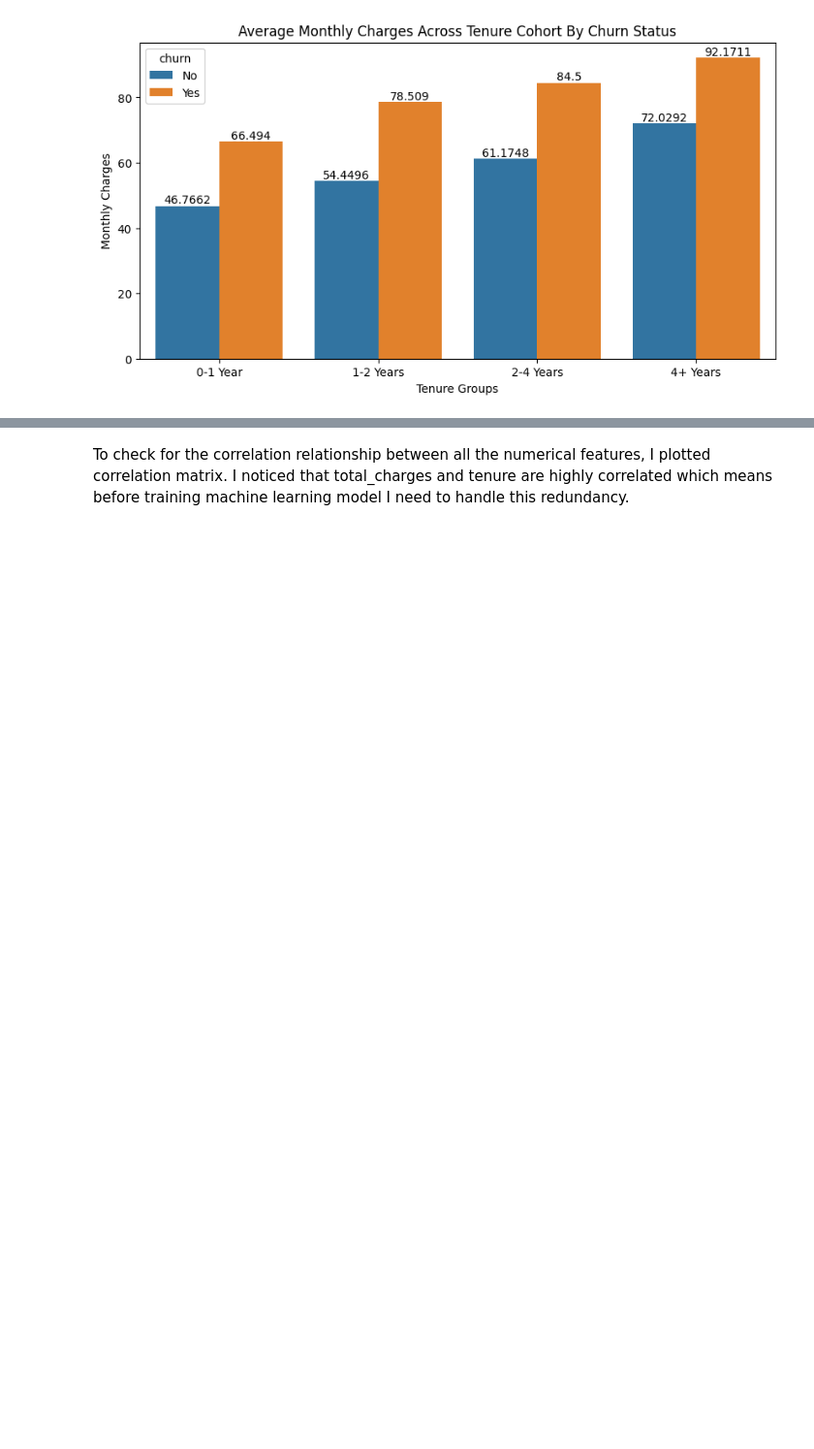
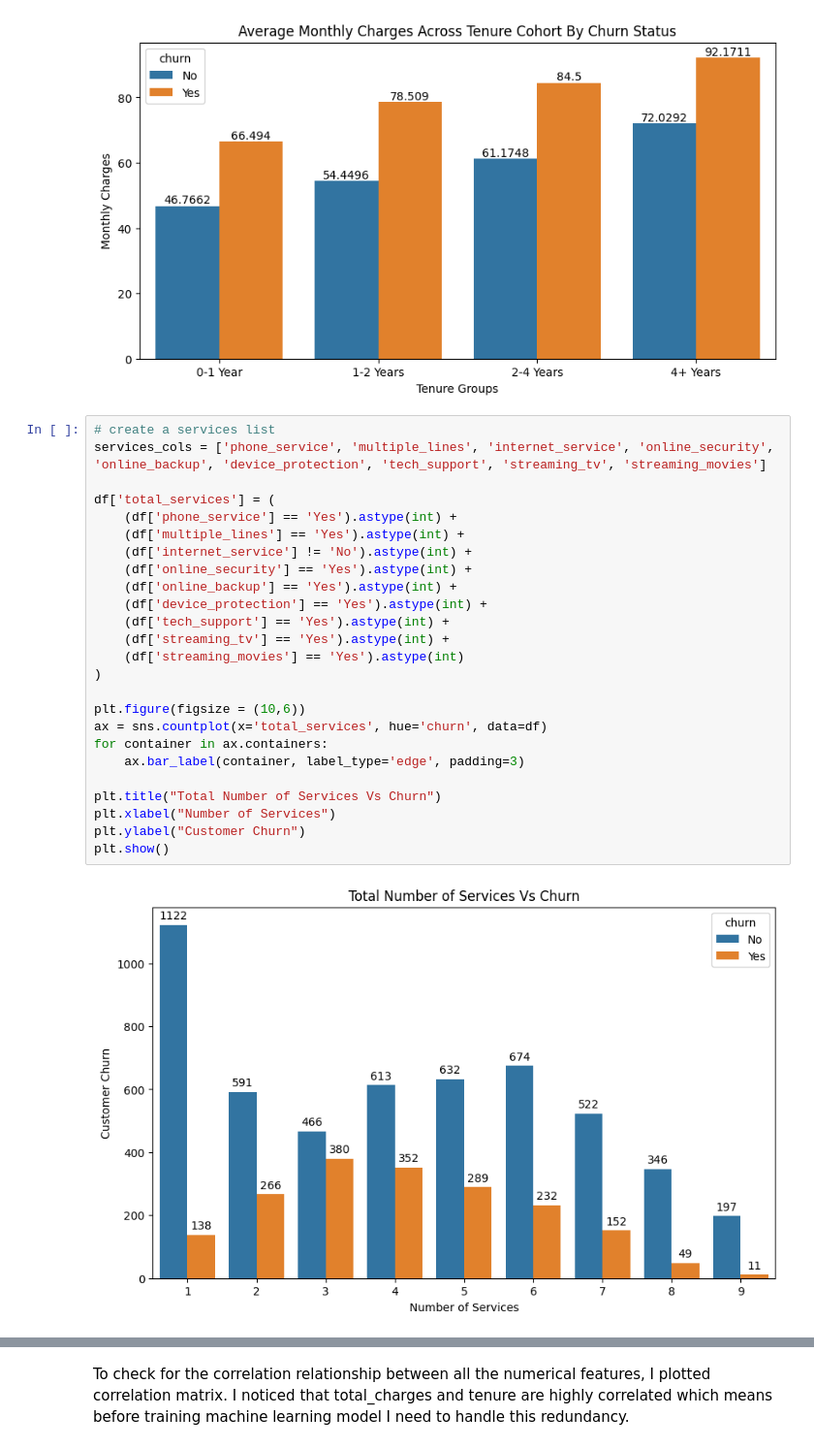
Before and after one commit to shlokzz/Customer-Churn-Prediction-Project, a Jupyter notebook: notebook/04_visual_eda.ipynb, the cells around one changed output, grey strips where cells are left out. Shown at 97% size. Cells and saved outputs as stored; diff of their text form; blank space fills up the shorter version.

```diff
--- a/notebook/04_visual_eda.ipynb
+++ b/notebook/04_visual_eda.ipynb
@@ -264,6 +264,33 @@ plt.ylabel("Monthly Charges")
 plt.show()
 # %% [output]
 [figure]
+# %%
+# create a services list
+services_cols = ['phone_service', 'multiple_lines', 'internet_service', 'online_security', 'online_backup', 'device_protection', 'tech_support', 'streaming_tv', 'streaming_movies']
+
+df['total_services'] = (
+    (df['phone_service'] == 'Yes').astype(int) +
+    (df['multiple_lines'] == 'Yes').astype(int) +
+    (df['internet_service'] != 'No').astype(int) +
+    (df['online_security'] == 'Yes').astype(int) +
+    (df['online_backup'] == 'Yes').astype(int) +
+    (df['device_protection'] == 'Yes').astype(int) +
+    (df['tech_support'] == 'Yes').astype(int) +
+    (df['streaming_tv'] == 'Yes').astype(int) +
+    (df['streaming_movies'] == 'Yes').astype(int)
+)
+
+plt.figure(figsize = (10,6))
+ax = sns.countplot(x='total_services', hue='churn', data=df)
+for container in ax.containers:
+    ax.bar_label(container, label_type='edge', padding=3)
+
+plt.title("Total Number of Services Vs Churn")
+plt.xlabel("Number of Services")
+plt.ylabel("Customer Churn")
+plt.show()
+# %% [output]
+[figure, added]
 # %%
 plt.figure(figsize=(10,6))
 
```
Also changed, not shown: parts of 2 cells of this notebook.
